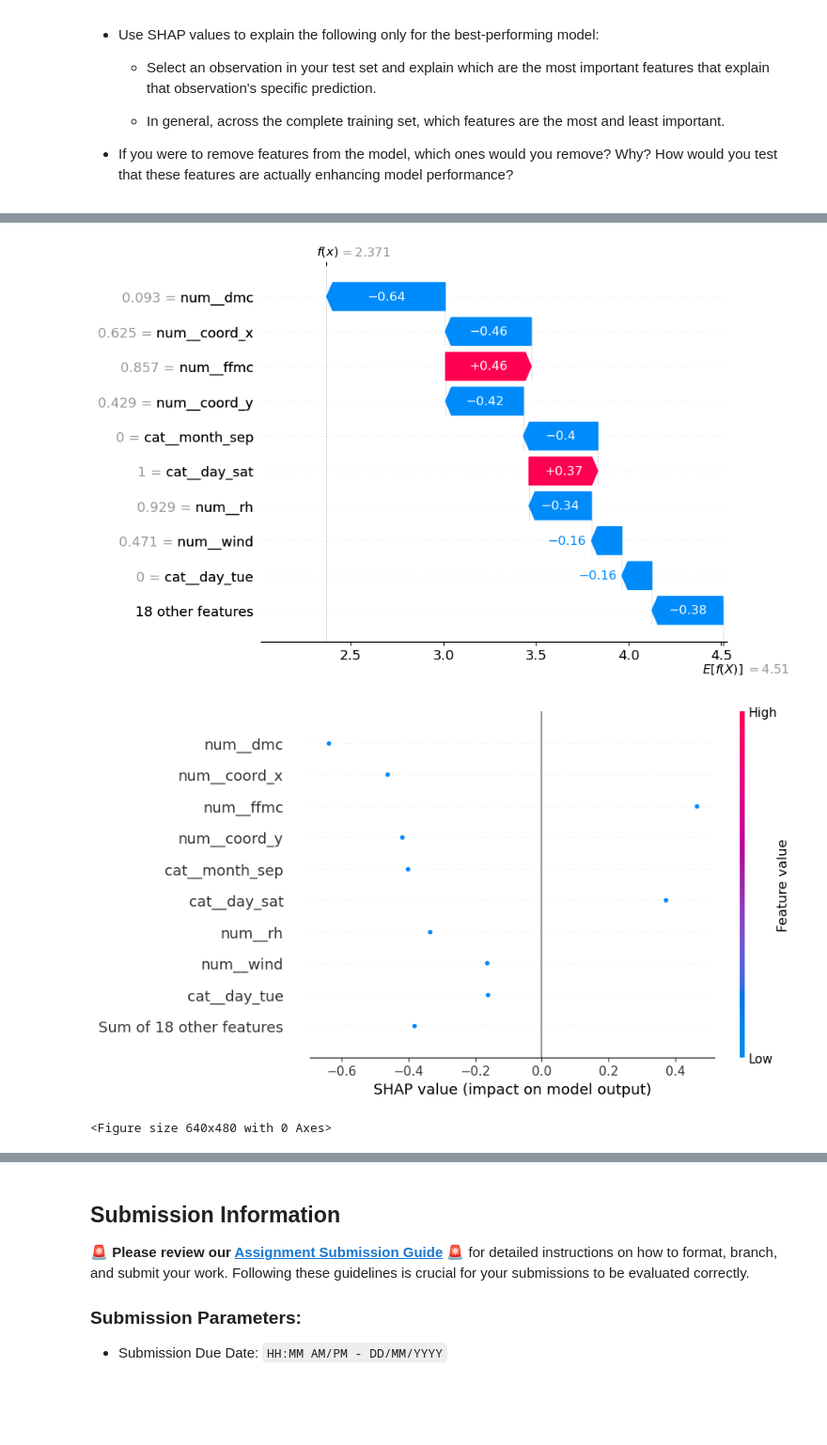
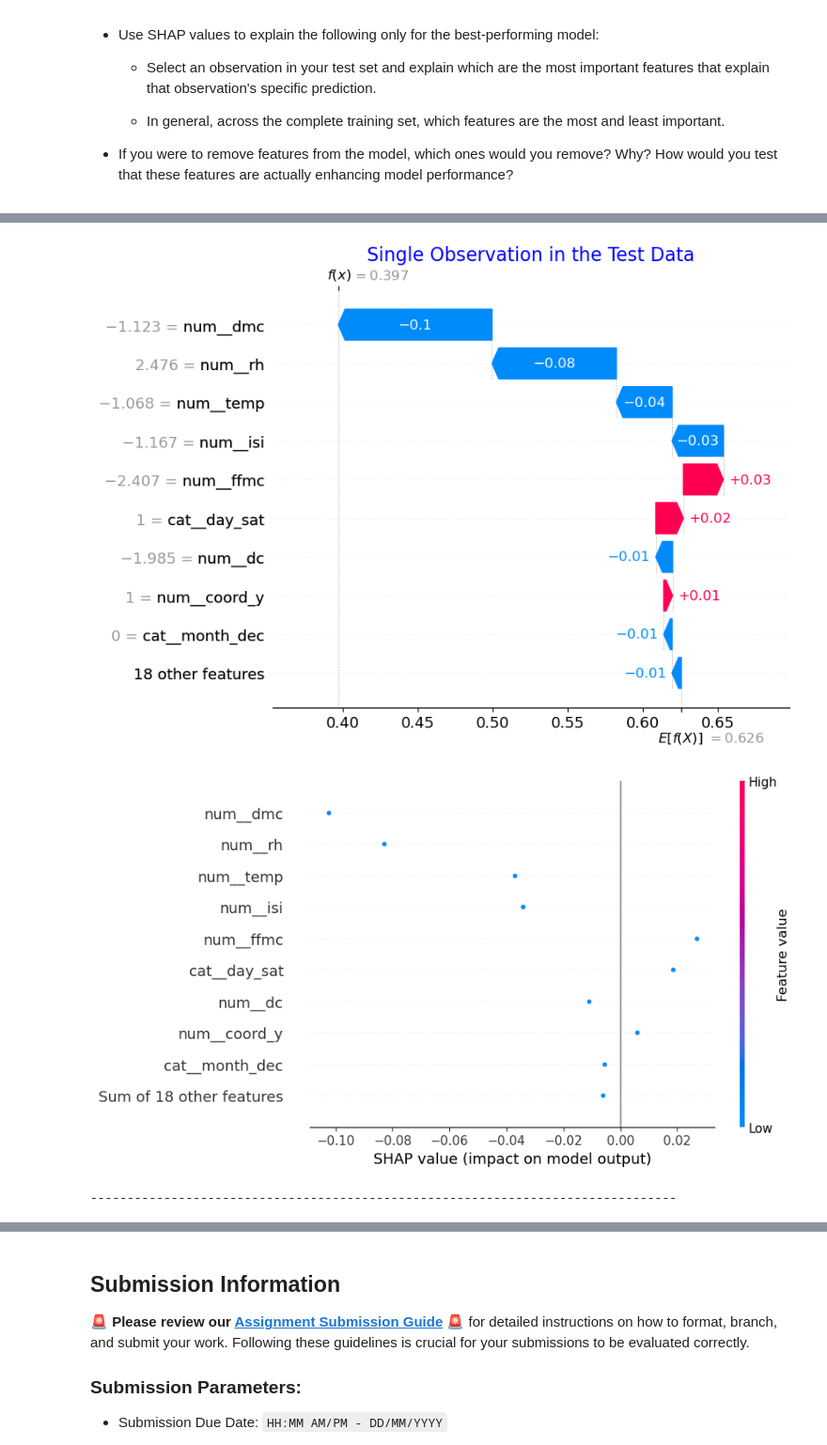
Before and after one commit to renrihui8415/scaling_to_production, a Jupyter notebook: 02_activities/assignments/assignment_3.ipynb, the cells around one changed output, grey strips where cells are left out. Shown: that part at 94% size. Cells and saved outputs as stored; diff of their text form; code cells hidden in the pictures; blank space fills up the shorter version.

```diff
--- a/02_activities/assignments/assignment_3.ipynb
+++ b/02_activities/assignments/assignment_3.ipynb
@@ -177,12 +201,11 @@ non_binary_categorical_features are: ['month', 'day']
 # preproc1
 
 from sklearn.compose import ColumnTransformer
-from sklearn.preprocessing import StandardScaler, OneHotEncoder
+from sklearn.preprocessing import MinMaxScaler, RobustScaler, OneHotEncoder
 
-# Define transformers for numerical features and non binary categorical features
-# As there is no binary categorical features, = non_binary_categorical_features
-
-numeric_transformer = StandardScaler()
+# Most variables (including y) are skewed according to the pair plot,
+# try testing RobustScaler for X variables in this case.
+numeric_transformer = RobustScaler()
 categorical_transformer = OneHotEncoder(handle_unknown='ignore', drop='first')
 
 # Create preprocessor
@@ -190,6 +213,8 @@ preproc1 = ColumnTransformer(
     transformers=[
         ('num', numeric_transformer, numeric_features),
         ('cat', categorical_transformer, non_binary_categorical_features)
-    ])
+    ],
+    remainder='passthrough'
+)
 preproc1
 # %% [output]
@@ -246,12 +303,12 @@ Create a [model pipeline](https://scikit-learn.org/stable/modules/generated/skle
 # %%
 # Pipeline A = preproc1 + baseline
 from sklearn.pipeline import Pipeline
-from sklearn.neighbors import KNeighborsRegressor
+from sklearn.ensemble import RandomForestRegressor
 
-# Define pipeline A: preproc1 + baseline regressor (KNeighborsRegressor)
+# Define pipeline A: preproc1 + baseline regressor (RandomForestRegressor)
 pipeline_A = Pipeline(steps=[
     ('preprocessing', preproc1),
-    ('regressor', KNeighborsRegressor())
+    ('regressor', RandomForestRegressor())
 ])
 pipeline_A
 # %% [output]
@@ -621,8 +662,9 @@ The best pipeline has been extracted from Grid_Search and saved in 'best_model.p
 import shap
 import matplotlib.pyplot as plt
 import numpy as np
+
 # 1. Get the best pipeline from grid_search_D
-best_pipeline = grid_search_D.best_estimator_
+best_pipeline = grid_search_A.best_estimator_
 # Extract the trained regressor from the best pipeline
 model = best_pipeline.named_steps['regressor']
 data ={
@@ -631,40 +673,44 @@ data ={
 }
 for name, data in data.items():
     # 2. Transform X_test and X_train
     # Note: the high precision (8, in this dataset) will cause SHAP explainer to fail
-    # The solution is to round the data_transform with a lower precision (example, 6)
+    # The solution is to round the data_transform with a lower precision for the train data
+    # or, disable check_additivity
     data_transform = best_pipeline.named_steps['preprocessing'].transform(data)
-    data_transform_rounded = np.round(data_transform, 6)
+    additivity = False
     observation_idx = 0
 
     # 3. Initialize SHAP explainer
     explainer = shap.TreeExplainer(
         model,
-        data_transform_rounded,
+        data_transform,
         feature_names = best_pipeline.named_steps['preprocessing'].get_feature_names_out(),
-
     )
 
     # 4. Calculate SHAP values
     if name == 'X_test':
-        shap_values = explainer(data_transform_rounded[observation_idx:observation_idx+1])
+        shap_values = explainer(data_transform[observation_idx:observation_idx+1], check_additivity= additivity)
         # 5. Visualize SHAP values for the selected observation
+        plt.figure(figsize=(8,6))
+        plt.title("Single Observation in the Test Data", fontsize=16, color='blue')
         shap.initjs()
 
         # Create waterfall plot
         shap.plots.waterfall(shap_values[0])
 
         # Create beeswarm plot
         shap.plots.beeswarm(shap_values)
 
         plt.tight_layout()
-        plt.show()
+
+        print('--------------------------------------------------------------------------------')
     else:
-        shap_values = explainer(data_transform_rounded)
+        shap_values = explainer(data_transform, check_additivity= additivity)
         # Visualize SHAP values for the entire X_train
+        plt.title("Analysis on the Entire Training Data", fontsize=16, color='orange')
         shap.summary_plot(shap_values, features=data_transform, feature_names=best_pipeline.named_steps['preprocessing'].get_feature_names_out())
 # %% [output]
 [interactive output not drawn]
-[figure, old version]
+[figure, new version]
-[figure, old version]
+[figure, new version]
-<Figure size 640x480 with 0 Axes>
+--------------------------------------------------------------------------------
```
Also changed, not shown: parts of 29 cells of this notebook.
